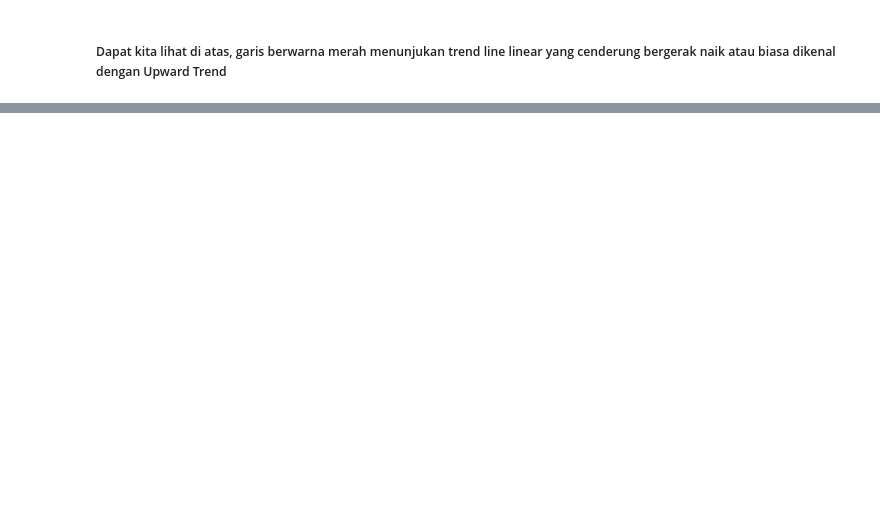
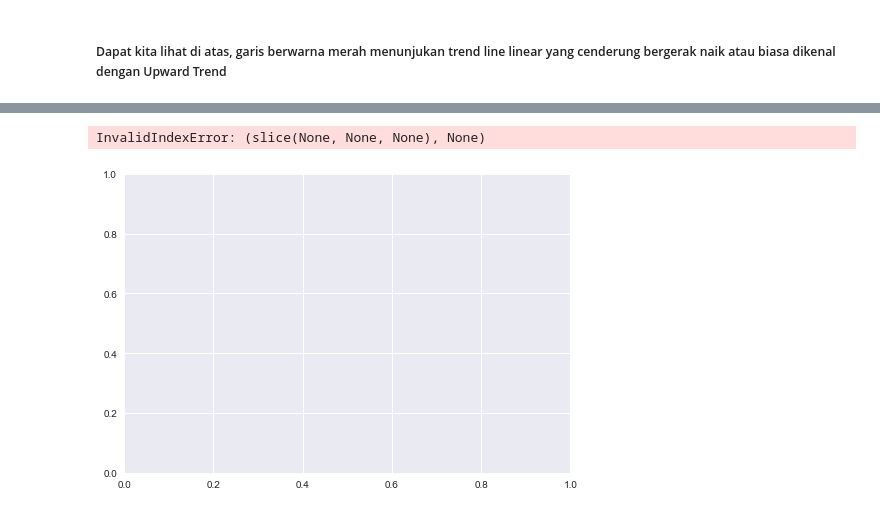
Before and after one commit to AlbabRiziq/Time_series_forecasting_suhu_indonesia, a Jupyter notebook: main.ipynb, the cells around one changed output, grey strips where cells are left out. Saved outputs shown, nothing was run; the diff lists cells and outputs as text; code cells hidden in the pictures; blank space fills up the shorter version.

```diff
--- a/main.ipynb
+++ b/main.ipynb
@@ -53,0 +52,17 @@ plt.legend(loc="upper left")
+# %%
+df = pd.read_csv("./dataset/dataset_average_forecasting.csv")
+pd.DataFrame(df)
+
+suhu2 = pd.DataFrame(df, columns=['Indonesia']).to_numpy().ravel()
+tahun2 = pd.DataFrame(df, columns=['Tahun'])
+tahun2_np = tahun2.to_numpy().ravel()
+forecast = pd.DataFrame(df, columns=['Forecast']).to_numpy().ravel()
+absolute_error = pd.DataFrame(df, columns=['Absolute Error']).to_numpy().ravel()
+squared_error = pd.DataFrame(df, columns=['Squared Error']).to_numpy().ravel()
+# %%
+suhu_rata_rata = np.mean(suhu2)
+tahun_forecast = np.array([])
+suhu_forecast = np.array([])
+tahun_terakhir = tahun2_np[-1]
+# print(tahun_terakhir)
+n = 1
@@ -53,0 +73,9 @@ plt.legend(loc="upper left")
+# %%
+plt.plot(tahun2, suhu2, label="Data suhu")
+plt.scatter(tahun_forecast, suhu_forecast, label="Forecast")
+plt.scatter(tahun2, forecast, label="Data suhu")
+plt.xlabel("Tahun")
+plt.ylabel("Suhu(°C)")
+# %% [output]
+InvalidIndexError: (slice(None, None, None), None)
+[figure, added]
```
Also changed, not shown: parts of 7 cells of this notebook, 3 other files.
